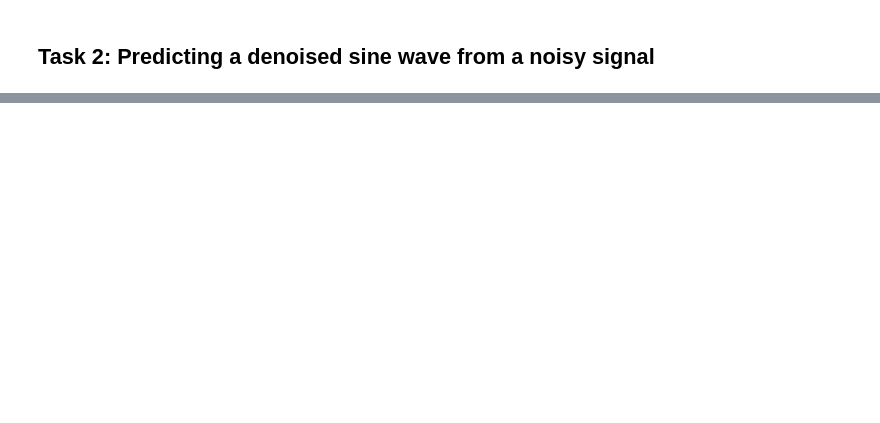
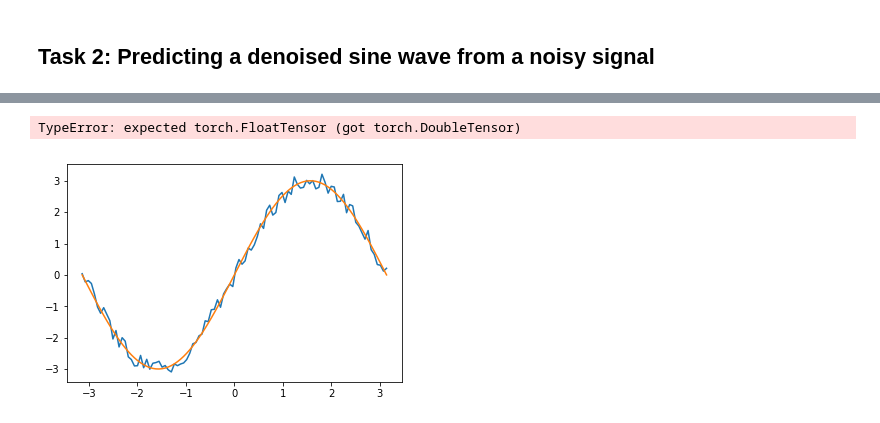
Before and after one commit to AmirAfsharrad/Neuroscience-learning-memory-cognition, a Jupyter notebook: pytorch-assignment/codes/pytorch-assignment.ipynb, the cells around one changed output, grey strips where cells are left out. Drawn from its saved outputs; the diff is of its cells as text; code cells hidden in the pictures; blank space fills up the shorter version.

```diff
--- a/pytorch-assignment/codes/pytorch-assignment.ipynb
+++ b/pytorch-assignment/codes/pytorch-assignment.ipynb
@@ -247,0 +432,27 @@ tensor(0.6000, dtype=torch.float64)
+# %%
+# Storing predictions per iterations to visualise later
+torch.set_default_tensor_type('torch.FloatTensor')
+
+predictions = []
+#r = RNN2
+
+optimizer = torch.optim.Adam(r.parameters(), lr=1e-2)
+loss_func = nn.L1Loss()
+
+input, target = sine_generator(N,L)
+input = (np.array(input, dtype=np.float32))
+
+for t in range(301):
+    hidden = None
+    inp = Variable(torch.Tensor(input.reshape((input.shape[0], -1, 1))), requires_grad=True)
+    out = Variable(torch.Tensor(target.reshape((target.shape[0], -1, 1))) )
+    pred = r(inp)
+    optimizer.zero_grad()
+    predictions.append(pred.data.numpy())
+    loss = loss_func(pred, out)
+    if t%20==0:
+        print(t, loss.data[0])
+    loss.backward()
+    optimizer.step()
+# %% [output]
+TypeError: expected torch.FloatTensor (got torch.DoubleTensor)
@@ -247,0 +493,19 @@ tensor(0.6000, dtype=torch.float64)
+# %%
+# Generating a clean sine wave
+def sine(X, signal_freq=60.):
+    return np.sin(2 * np.pi * (X) / signal_freq)
+
+# Adding uniform noise
+def noisy(Y, noise_range=(-0.35, 0.35)):
+    noise = np.random.uniform(noise_range[0], noise_range[1], size=Y.shape)
+    return Y + noise
+
+# Create a noisy and clean sine wave
+def sample(sample_size):
+    random_offset = np.random.randint(0, sample_size)
+    X = np.arange(sample_size)
+    out = sine(X + random_offset)
+    inp = noisy(out)
+    return inp, out
+# %% [output]
+[figure, added]
```
Also changed, not shown: parts of 13 cells of this notebook.
